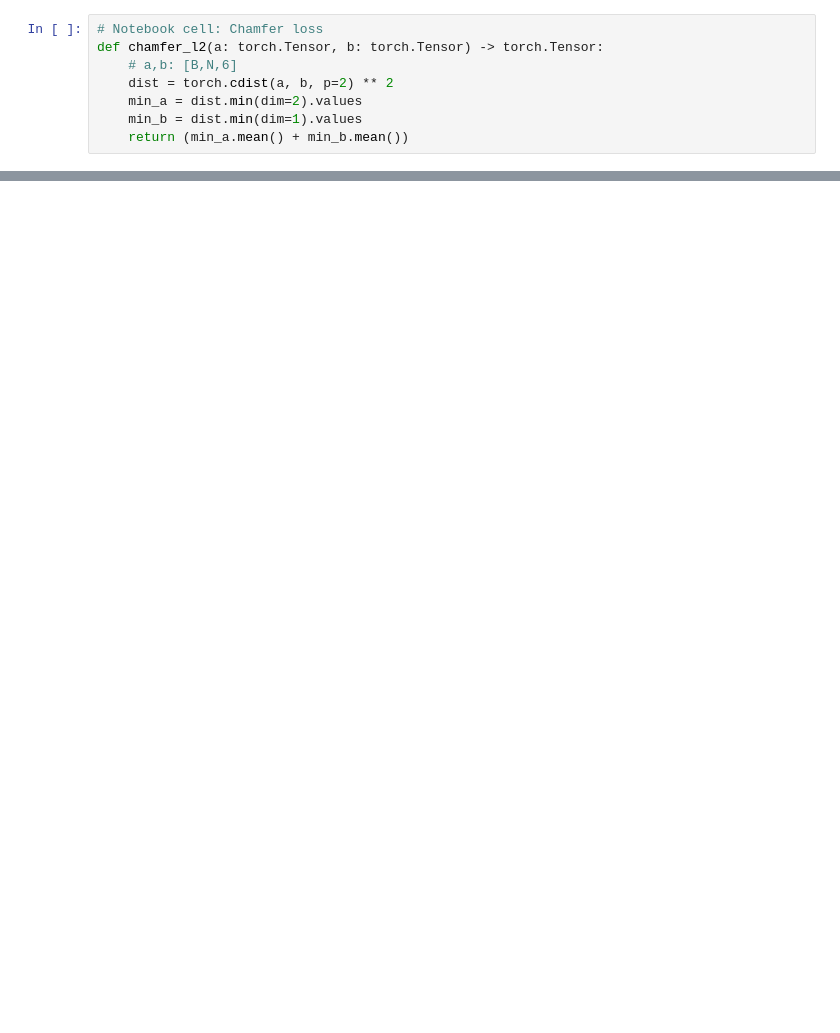
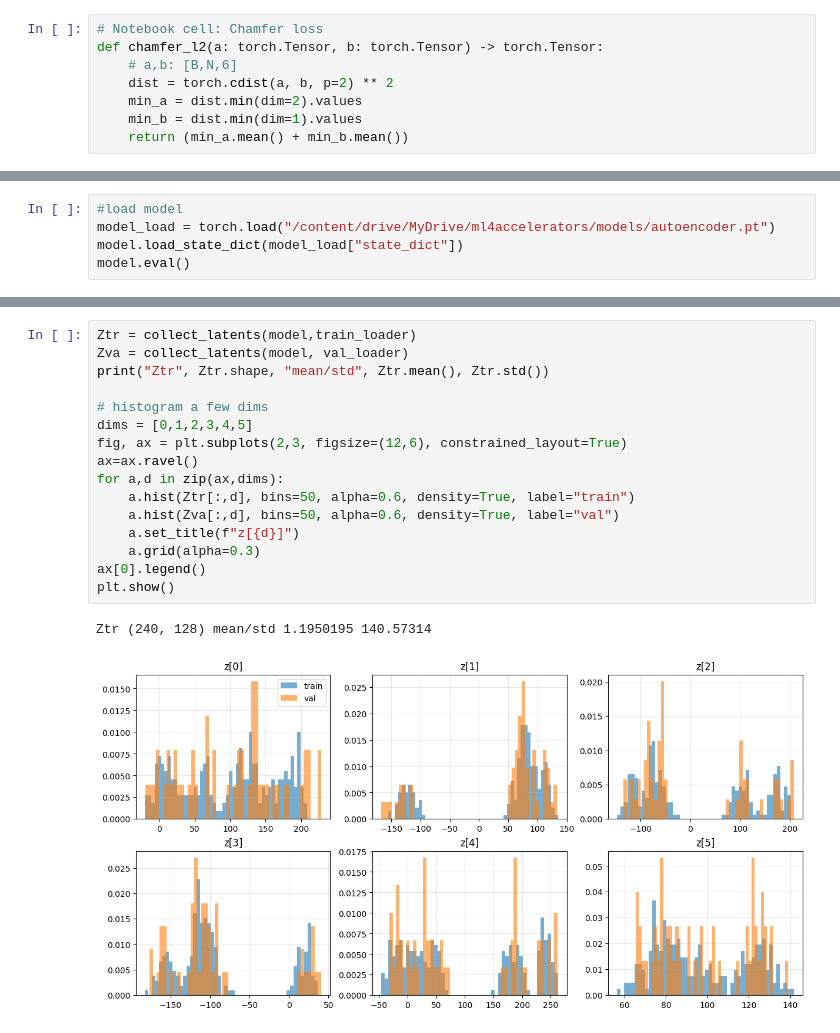
Before and after one commit to SantiagoM1227/ML4CollEffects, a Jupyter notebook: notebooks/40_Neural_Operators/Neural_FNO_xsuite_encoder_decoder.ipynb, the cells around one changed output, grey strips where cells are left out. Saved outputs shown, nothing was run; the diff lists cells and outputs as text; blank space fills up the shorter version.

```diff
--- a/notebooks/40_Neural_Operators/Neural_FNO_xsuite_encoder_decoder.ipynb
+++ b/notebooks/40_Neural_Operators/Neural_FNO_xsuite_encoder_decoder.ipynb
@@ -229,0 +292,5 @@ print("explained variance:", pca.explained_variance_ratio_)
+# %%
+#load model
+model_load = torch.load("/content/drive/MyDrive/ml4accelerators/models/autoencoder.pt")
+model.load_state_dict(model_load["state_dict"])
+model.eval()
@@ -229,0 +315,19 @@ print("explained variance:", pca.explained_variance_ratio_)
+# %%
+Ztr = collect_latents(model,train_loader)
+Zva = collect_latents(model, val_loader)
+print("Ztr", Ztr.shape, "mean/std", Ztr.mean(), Ztr.std())
+
+# histogram a few dims
+dims = [0,1,2,3,4,5]
+fig, ax = plt.subplots(2,3, figsize=(12,6), constrained_layout=True)
+ax=ax.ravel()
+for a,d in zip(ax,dims):
+    a.hist(Ztr[:,d], bins=50, alpha=0.6, density=True, label="train")
+    a.hist(Zva[:,d], bins=50, alpha=0.6, density=True, label="val")
+    a.set_title(f"z[{d}]")
+    a.grid(alpha=0.3)
+ax[0].legend()
+plt.show()
+# %% [output]
+Ztr (240, 128) mean/std 1.1950195 140.57314
+[figure, added]
```
Also changed, not shown: parts of 21 cells of this notebook, 3 other files.
